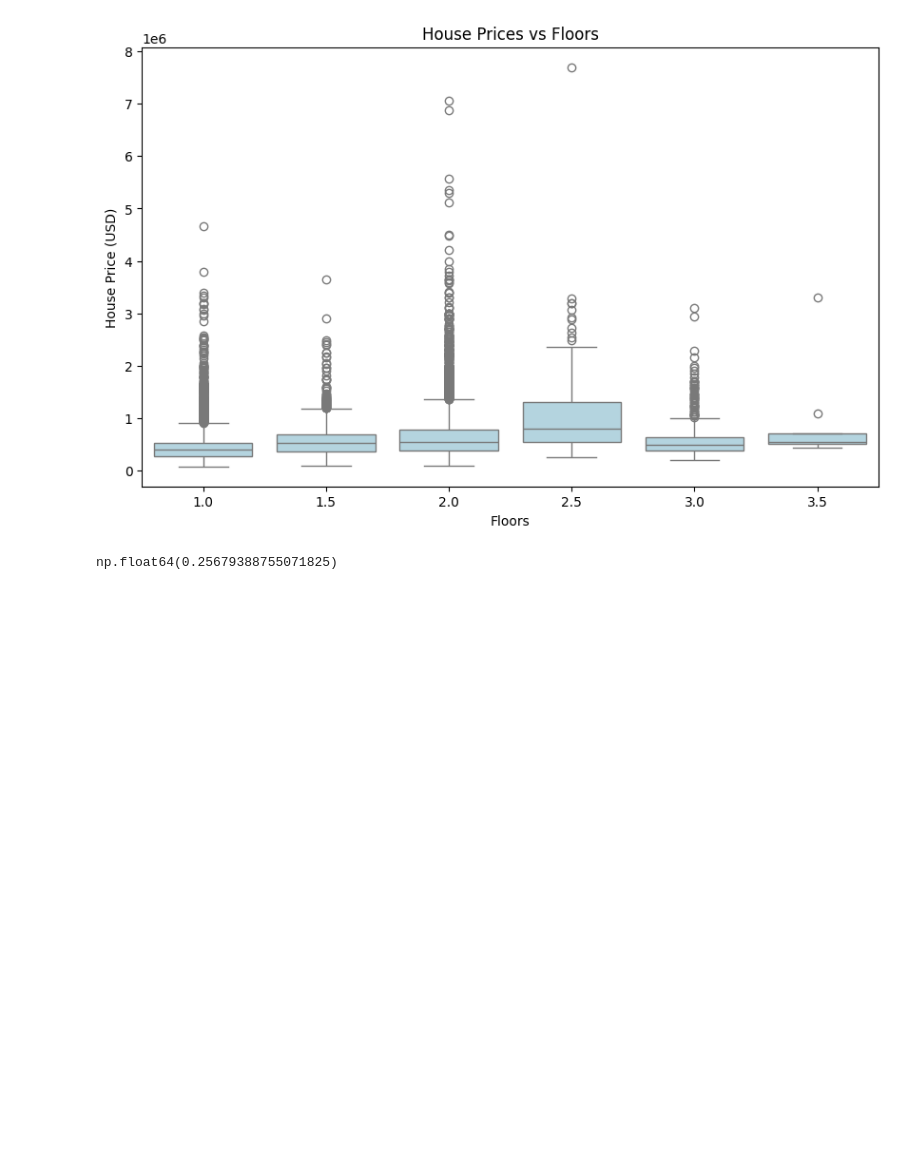
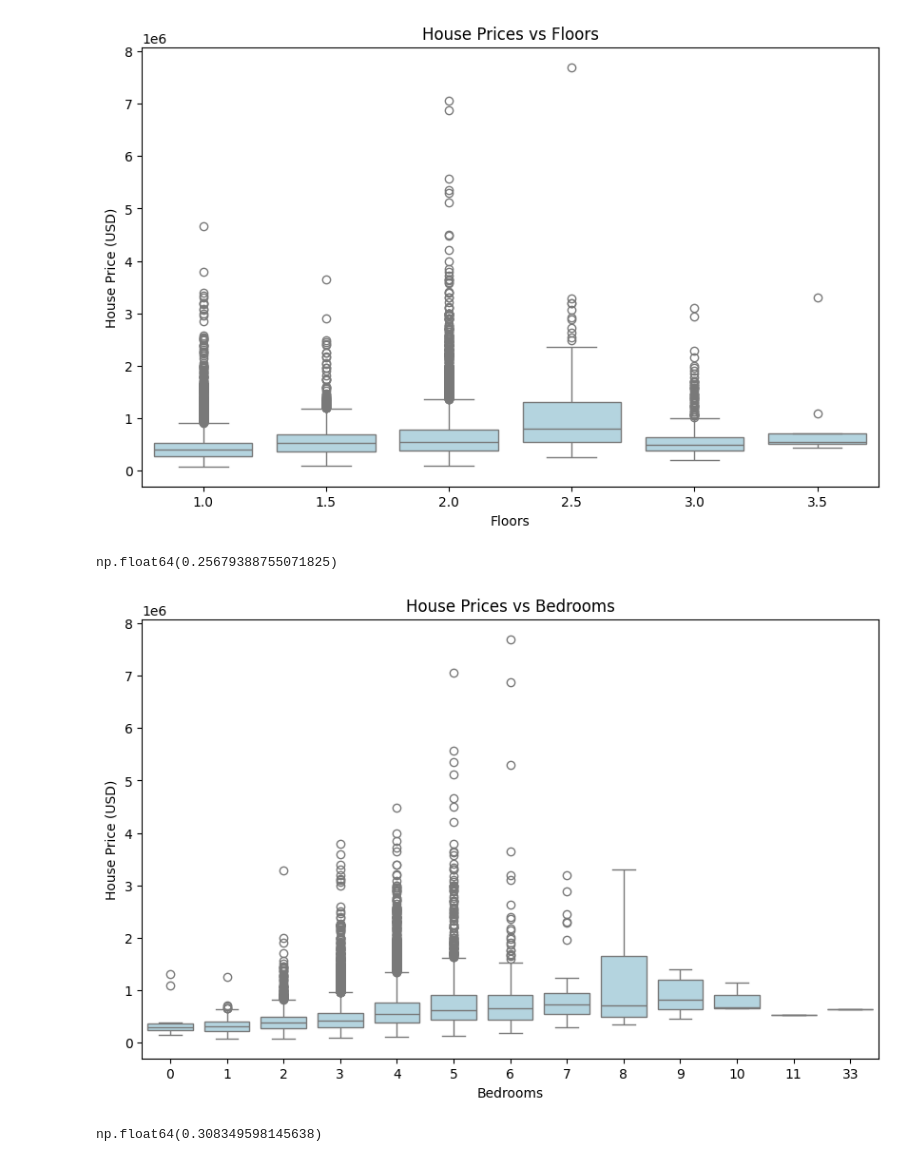
Before and after one commit to luiizsps/house_market, a Jupyter notebook: house_market.ipynb, the cells around one changed output. Cells and saved outputs as stored; diff of their text form; code cells hidden in the pictures; blank space fills up the shorter version.

Commit message:
finish feature correlation analisys

```diff
--- a/house_market.ipynb
+++ b/house_market.ipynb
@@ -213,3 +236,18 @@ plt.show()
 kc_house_df["floors"].corr(kc_house_df["price"])
 # %% [output]
 np.float64(0.25679388755071825)
+# %%
+# House Prices and Bedrooms
+plt.figure(figsize=(10, 6))
+sns.boxplot(data=kc_house_df, x="bedrooms", y="price", color="lightblue")
+plt.title("House Prices vs Bedrooms")
+plt.xlabel("Bedrooms")
+plt.ylabel("House Price (USD)")
+plt.show()
+# %% [output]
+[figure, added]
+# %%
+# correlation number of bedrooms and price
+kc_house_df["bedrooms"].corr(kc_house_df["price"])
+# %% [output]
+np.float64(0.308349598145638)
```
Also changed, not shown: parts of 33 cells of this notebook.
